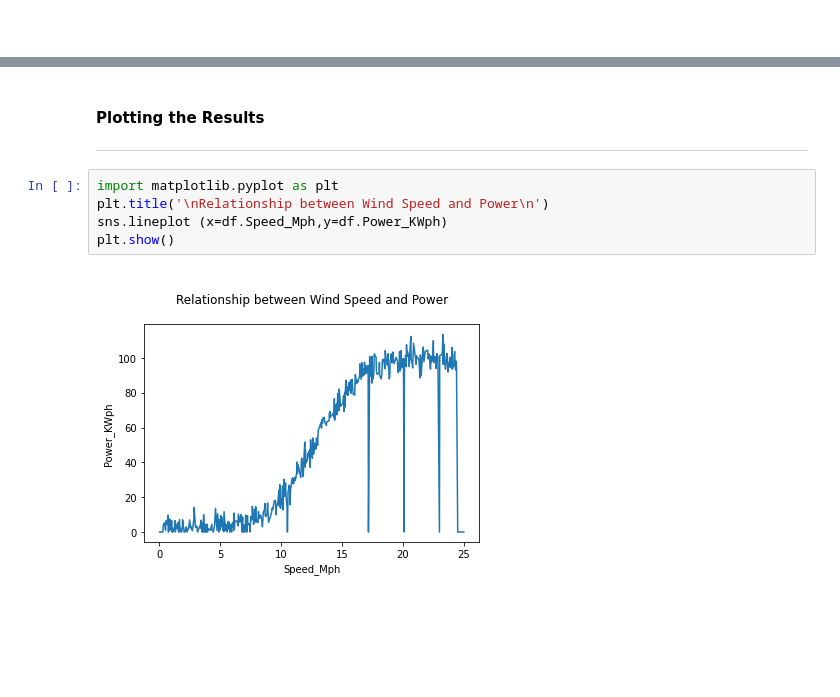
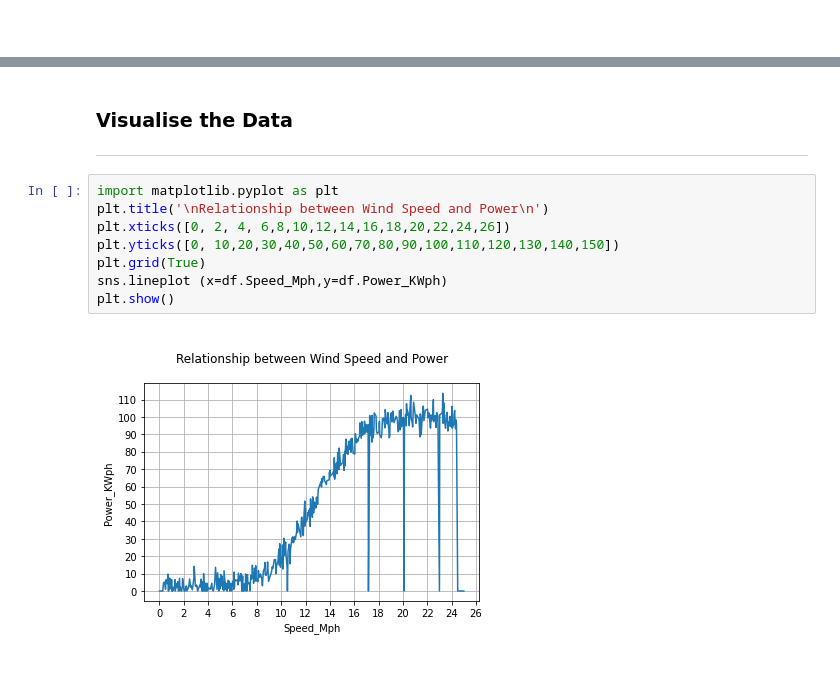
Before and after one commit to Fiona-600/Data-Analytics-2020-Project, a Jupyter notebook: Fundamentals Project 2020.ipynb, the cells around one changed output, grey strips where cells are left out. Cells and saved outputs as stored; diff of their text form; blank space fills up the shorter version.

Commit message:
visualisation of plots

```diff
--- a/Fundamentals Project 2020.ipynb
+++ b/Fundamentals Project 2020.ipynb
@@ -200,13 +194,16 @@ Power_KWph
 # %% [markdown]
-#### Plotting the Results
+### Visualise the Data
 ***
 # %%
 import matplotlib.pyplot as plt
 plt.title('\nRelationship between Wind Speed and Power\n')
+plt.xticks([0, 2, 4, 6,8,10,12,14,16,18,20,22,24,26])
+plt.yticks([0, 10,20,30,40,50,60,70,80,90,100,110,120,130,140,150])
+plt.grid(True)
 sns.lineplot (x=df.Speed_Mph,y=df.Power_KWph)
 plt.show()
 # %% [output]
-[figure, old version]
+[figure, new version]
 # %% [markdown]
 <BR>
 # %% [markdown]
```
Also changed, not shown: parts of 17 cells of this notebook.
